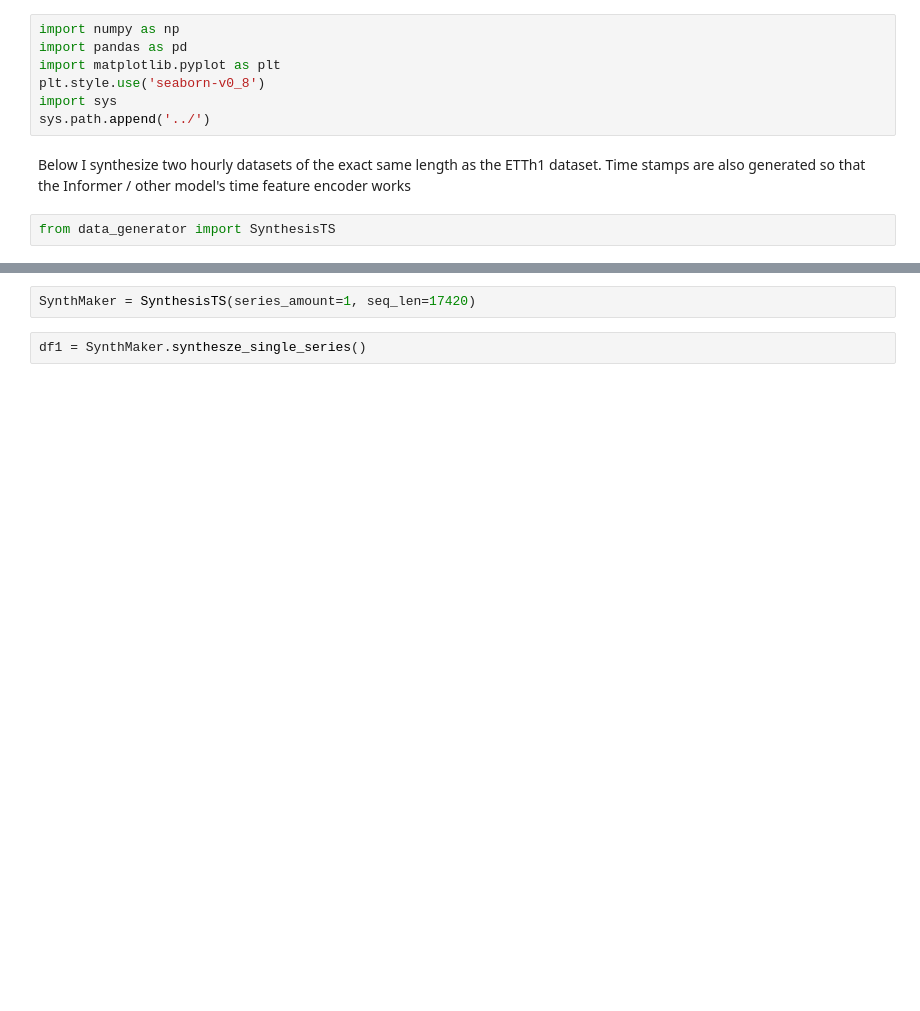
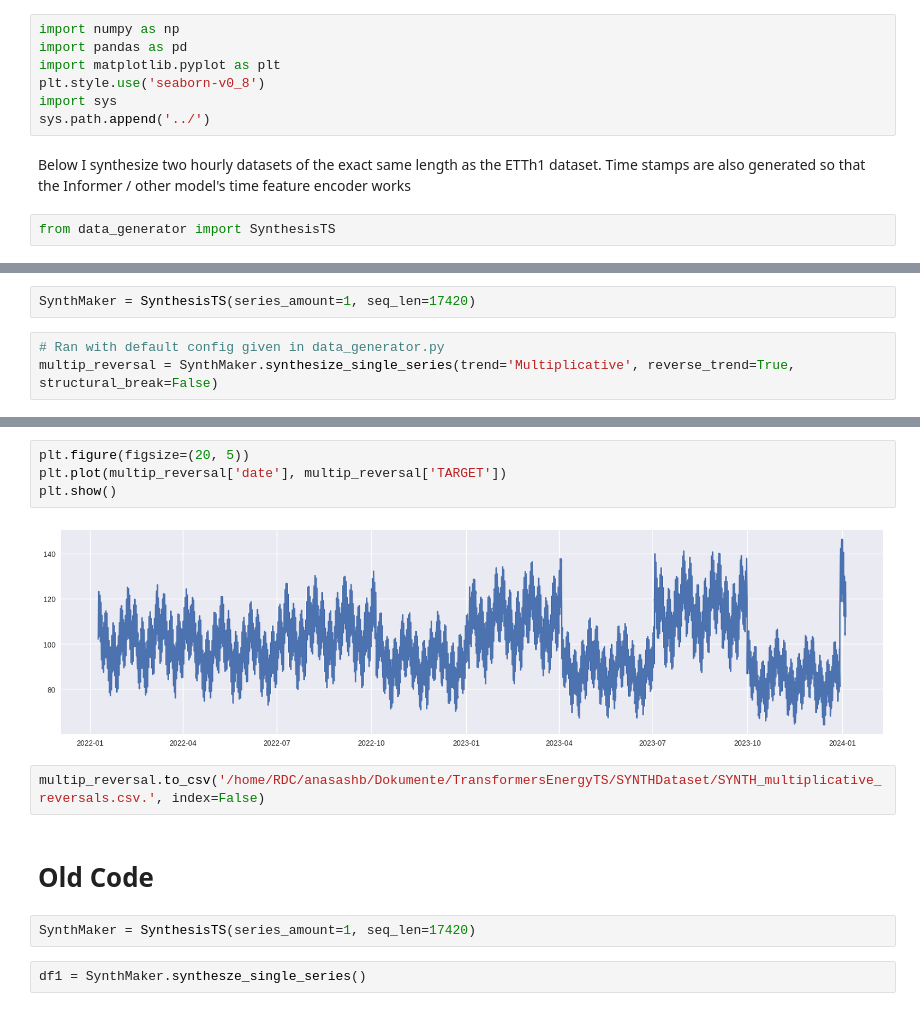
Before and after one commit to anasashb/TransformersEnergyTS, a Jupyter notebook: internal_demos/data_generator_demo.ipynb, the cells around one changed output, grey strips where cells are left out. Drawn from its saved outputs; the diff is of its cells as text; blank space fills up the shorter version.

```diff
--- a/internal_demos/data_generator_demo.ipynb
+++ b/internal_demos/data_generator_demo.ipynb
@@ -11,0 +14,5 @@ from data_generator import SynthesisTS
+# %%
+SynthMaker = SynthesisTS(series_amount=1, seq_len=17420)
+# %%
+# Ran with default config given in data_generator.py
+multip_reversal = SynthMaker.synthesize_single_series(trend='Multiplicative', reverse_trend=True, structural_break=False)
@@ -12,3 +37,13 @@ from data_generator import SynthesisTS
+# %%
+plt.figure(figsize=(20, 5))
+plt.plot(multip_reversal['date'], multip_reversal['TARGET'])
+plt.show()
+# %% [output]
+[figure, added]
+# %%
+multip_reversal.to_csv('/home/RDC/anasashb/Dokumente/TransformersEnergyTS/SYNTHDataset/SYNTH_multiplicative_reversals.csv.', index=False)
+# %% [markdown]
+# Old Code
 # %%
 SynthMaker = SynthesisTS(series_amount=1, seq_len=17420)
 # %%
```
Also changed, not shown: parts of 2 cells of this notebook.
